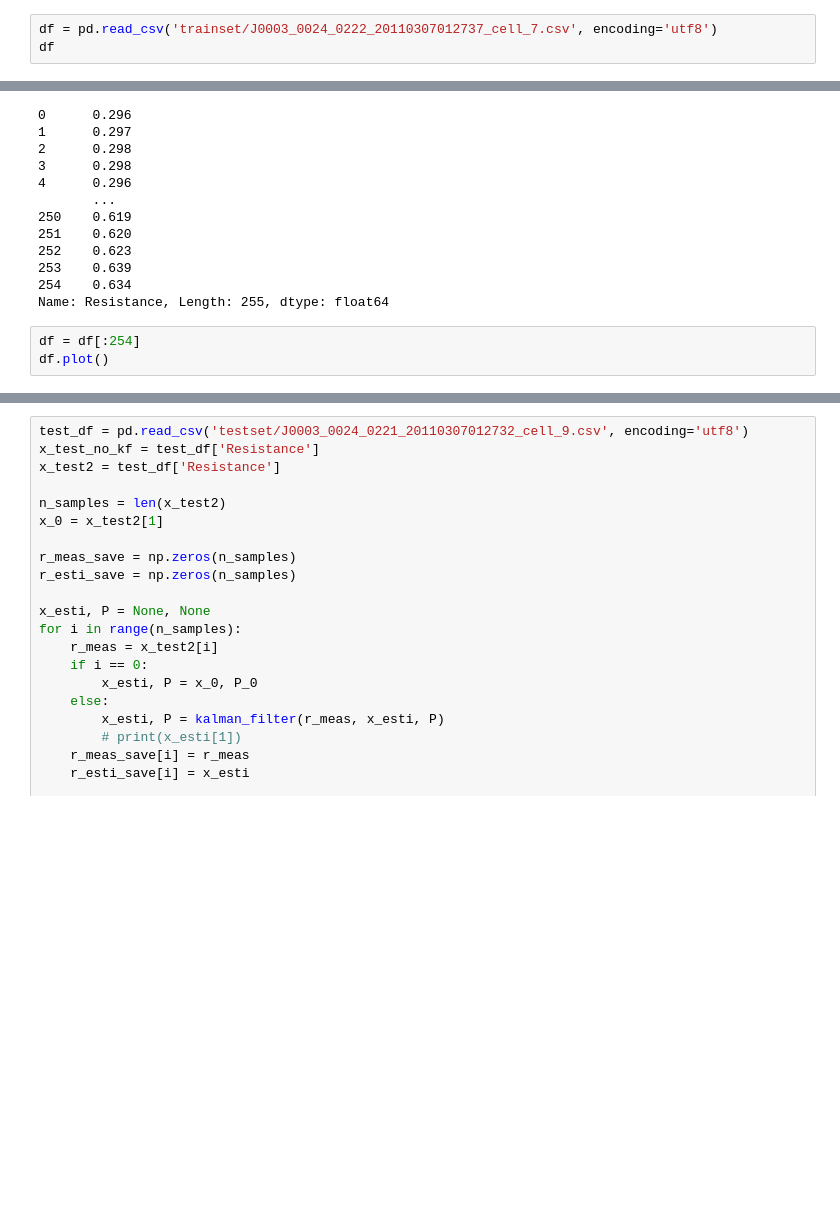
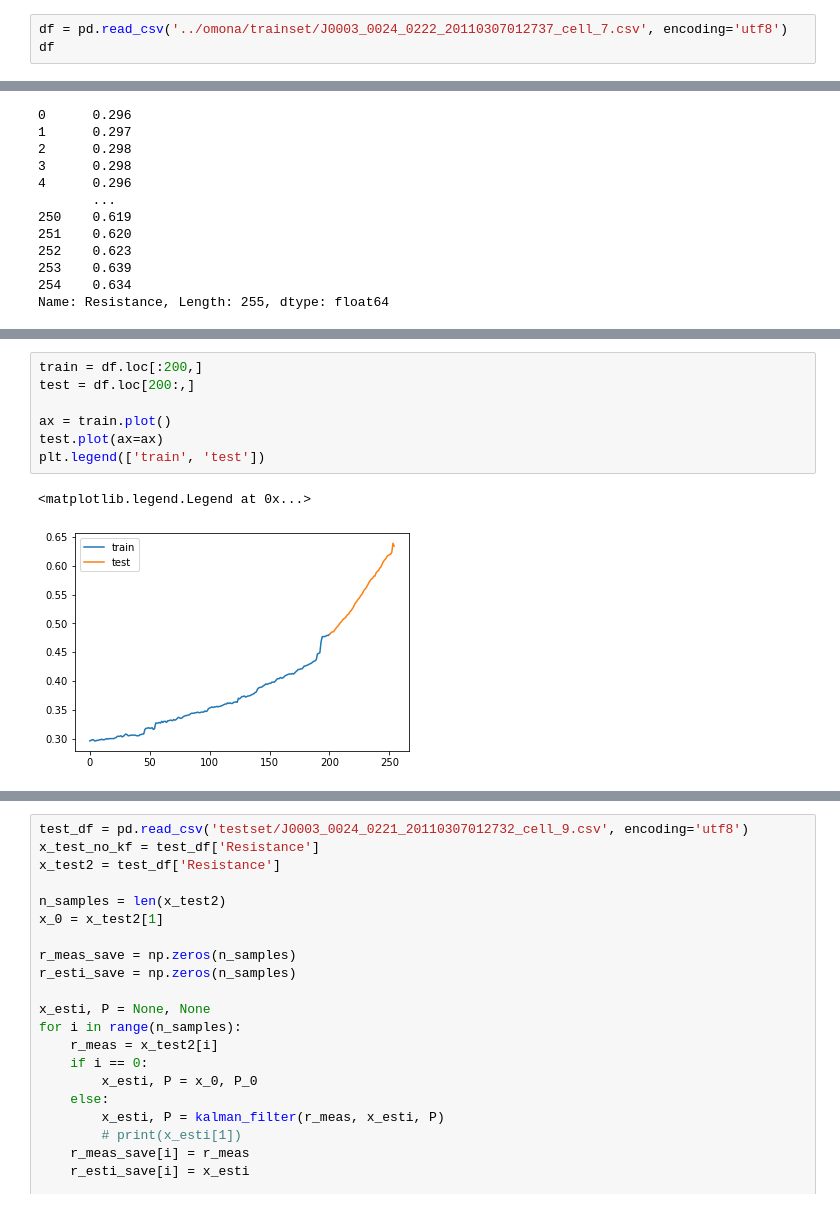
Before and after one commit to robertchoi/BatteryDatasetImplementation, a Jupyter notebook: robert/1.ipynb, the cells around one changed output, grey strips where cells are left out. Cells and saved outputs as stored; diff of their text form; blank space fills up the shorter version.

```diff
--- a/robert/1.ipynb
+++ b/robert/1.ipynb
@@ -51,7 +14,7 @@ P_0 = 6
 # %%
 forecasting = 20
 # %%
-df = pd.read_csv('trainset/J0003_0024_0222_20110307012737_cell_7.csv', encoding='utf8')
+df = pd.read_csv('../omona/trainset/J0003_0024_0222_20110307012737_cell_7.csv', encoding='utf8')
 df
 # %% [output]
 |  | MeasuredDate | CellNo | Resistance | Volt | Temp |
@@ -83,6 +46,3 @@ df
 253    0.639
 254    0.634
 Name: Resistance, Length: 255, dtype: float64
-# %%
-df = df[:254]
-df.plot()
@@ -448,0 +54,10 @@ num 19 393.0097281702698 actual 0.6762402088772845 prediction 3.33393
+# %%
+train = df.loc[:200,]
+test = df.loc[200:,]
+
+ax = train.plot()
+test.plot(ax=ax)
+plt.legend(['train', 'test'])
+# %% [output]
+<matplotlib.legend.Legend at 0x...>
+[figure, added]
```
Also changed, not shown: parts of 39 cells of this notebook.
